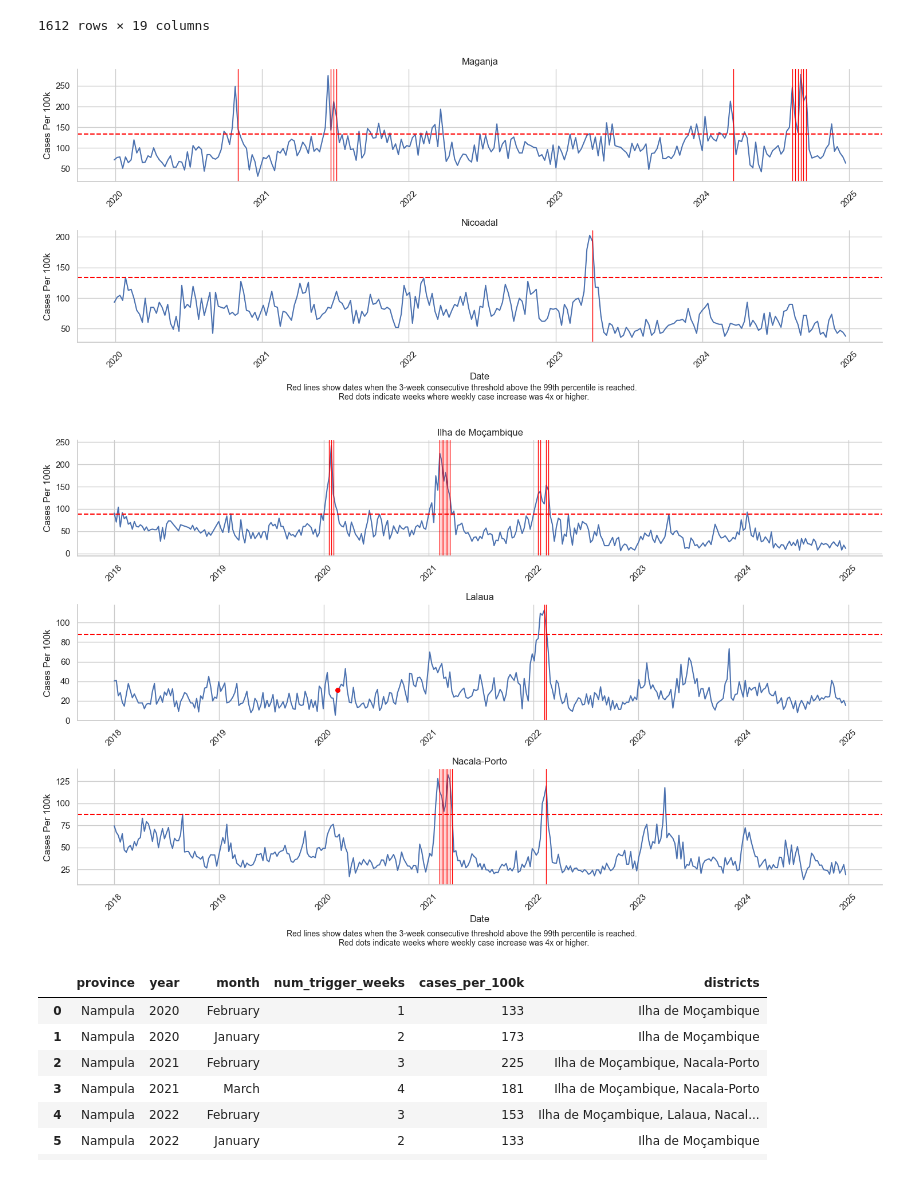
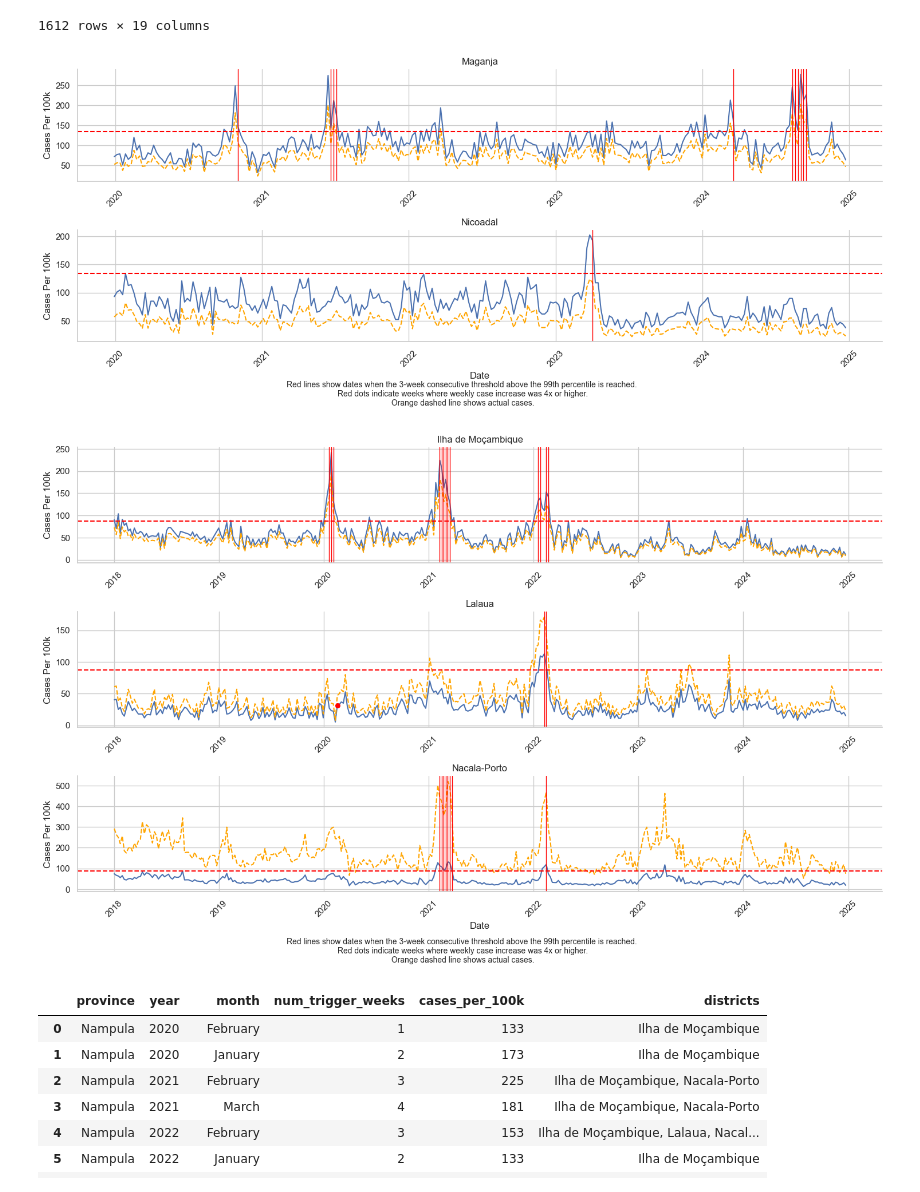
Before and after one commit to OCHA-DAP/ds-aa-moz-cholera, a Jupyter notebook: analysis/01.2_normalising_by_population.ipynb, the cells around one changed output. Cells and saved outputs as stored; diff of their text form; code cells hidden in the pictures.

Commit message:
updating plots

```diff
--- a/analysis/01.2_normalising_by_population.ipynb
+++ b/analysis/01.2_normalising_by_population.ipynb
@@ -191,7 +191,8 @@ Name: cases_per_100k, dtype: float64
 # look at 99th percentile to set a trigger for each province OR 4x weekly increase in cases
 # Calculate percentiles per province
 percentiles = (
-    district_pop_df.groupby("province")["cases_per_100k"]
+    district_pop_df[district_pop_df["cases_per_100k"] > 0]
+    .groupby("province")["cases_per_100k"]
     .quantile([0.99])
     .unstack()
 )
@@ -367,6 +464,14 @@ for province in unique_provinces:
 
     # Plot main line
     g.map_dataframe(sns.lineplot, x="date", y="cases_per_100k")
+    g.map_dataframe(
+        sns.lineplot,
+        x="date",
+        y="cases",
+        linestyle="--",
+        color="orange",
+        label="Actual Cases",
+    )
 
     # Add horizontal 99th percentile line
     g.map_dataframe(
@@ -380,37 +485,39 @@ for province in unique_provinces:
             data.loc[data["weekly_pct_increase"] >= 400, "cases_per_100k"],
             color="red",
             s=30,
             zorder=5,
         )
     )
 
     # Add vertical red lines where condition is true
     def add_vertical_lines(data, **kwargs):
         for date in data.loc[data["three_consec_crossing"], "date"]:
             plt.axvline(x=date, color="red", linestyle="-", linewidth=1)
 
     g.map_dataframe(add_vertical_lines)
 
     g.set_titles(f"{{col_name}}")
     g.set_axis_labels("Date", "Cases Per 100k")
 
     for ax in g.axes.flat:
         for label in ax.get_xticklabels():
             label.set_rotation(45)
 
     plt.tight_layout()
     plt.figtext(
         0.5,
-        -0.02,
-        "Red lines show dates when the 3-week consecutive threshold above the 99th percentile is reached. \n Red dots indicate weeks where weekly case increase was 4x or higher.",
+        -0.04,
+        "Red lines show dates when the 3-week consecutive threshold above the 99th percentile is reached. \n "
+        "Red dots indicate weeks where weekly case increase was 4x or higher. \n"
+        "Orange dashed line shows actual cases.",
         wrap=True,
         horizontalalignment="center",
         fontsize=10,
     )
     plt.show()
 # %% [output]
-[figure, old version]
+[figure, new version]
-[figure, old version]
+[figure, new version]
 # %%
 # showing summary by province
 trigger_df = district_df_with_percentiles[
```
Also changed, not shown: parts of 8 cells of this notebook, 1 other file.
